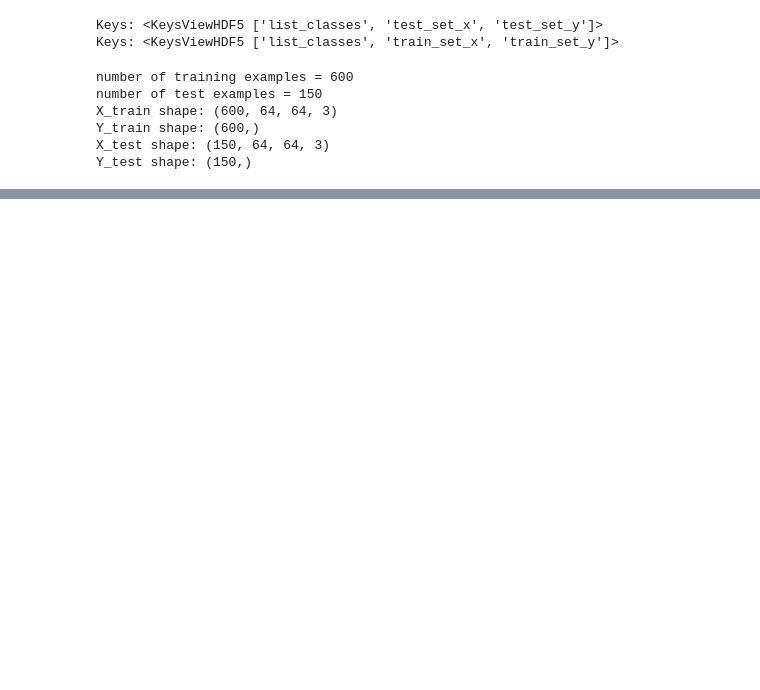
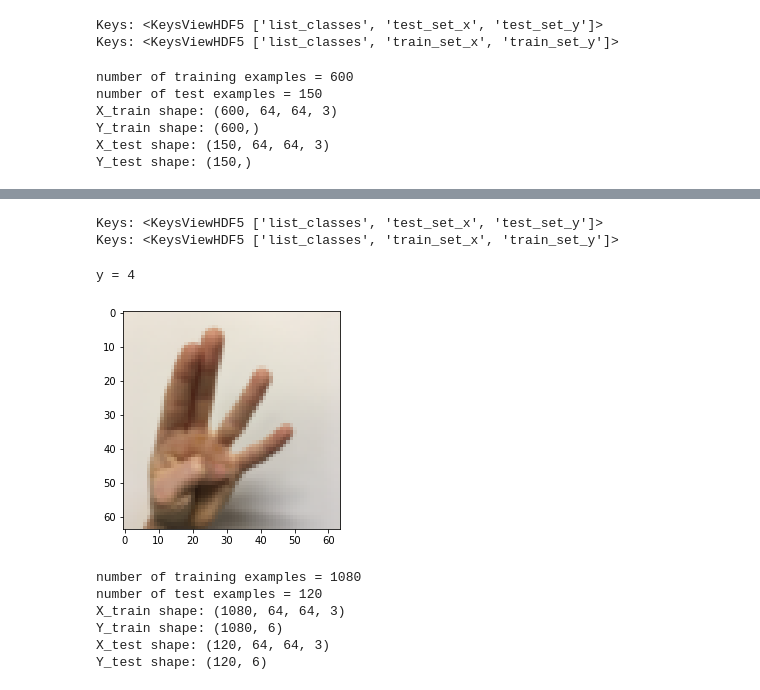
Before and after one commit to engrbugs/Convolution_model_Application, a Jupyter notebook: Convolution_model_Application.ipynb, the cells around one changed output, grey strips where cells are left out. Cells and saved outputs as stored; diff of their text form; code cells hidden in the pictures; blank space fills up the shorter version.

```diff
--- a/Convolution_model_Application.ipynb
+++ b/Convolution_model_Application.ipynb
@@ -65,0 +180,14 @@ Y_test shape: (150,)
+# %%
+# Loading the data (signs)
+test_classes, test_header, X_test_orig, Y_test_orig = openH5("test_signs.h5")
+train_classes, train_header, X_train_orig, Y_train_orig = openH5("train_signs.h5")
+# %% [output]
+Keys: <KeysViewHDF5 ['list_classes', 'test_set_x', 'test_set_y']>
+Keys: <KeysViewHDF5 ['list_classes', 'train_set_x', 'train_set_y']>
+# %%
+index = 9
+plt.imshow(X_train_orig[index])
+print ("y = " + str(np.squeeze(Y_train_orig[index])))
+# %% [output]
+y = 4
+[figure, added]
@@ -65,0 +197,18 @@ Y_test shape: (150,)
+# %%
+X_train = X_train_orig/255.
+X_test = X_test_orig/255.
+Y_train = convert_to_one_hot(Y_train_orig, 6).T
+Y_test = convert_to_one_hot(Y_test_orig, 6).T
+print ("number of training examples = " + str(X_train.shape[0]))
+print ("number of test examples = " + str(X_test.shape[0]))
+print ("X_train shape: " + str(X_train.shape))
+print ("Y_train shape: " + str(Y_train.shape))
+print ("X_test shape: " + str(X_test.shape))
+print ("Y_test shape: " + str(Y_test.shape))
+# %% [output]
+number of training examples = 1080
+number of test examples = 120
+X_train shape: (1080, 64, 64, 3)
+Y_train shape: (1080, 6)
+X_test shape: (120, 64, 64, 3)
+Y_test shape: (120, 6)
```
Also changed, not shown: parts of 12 cells of this notebook.
